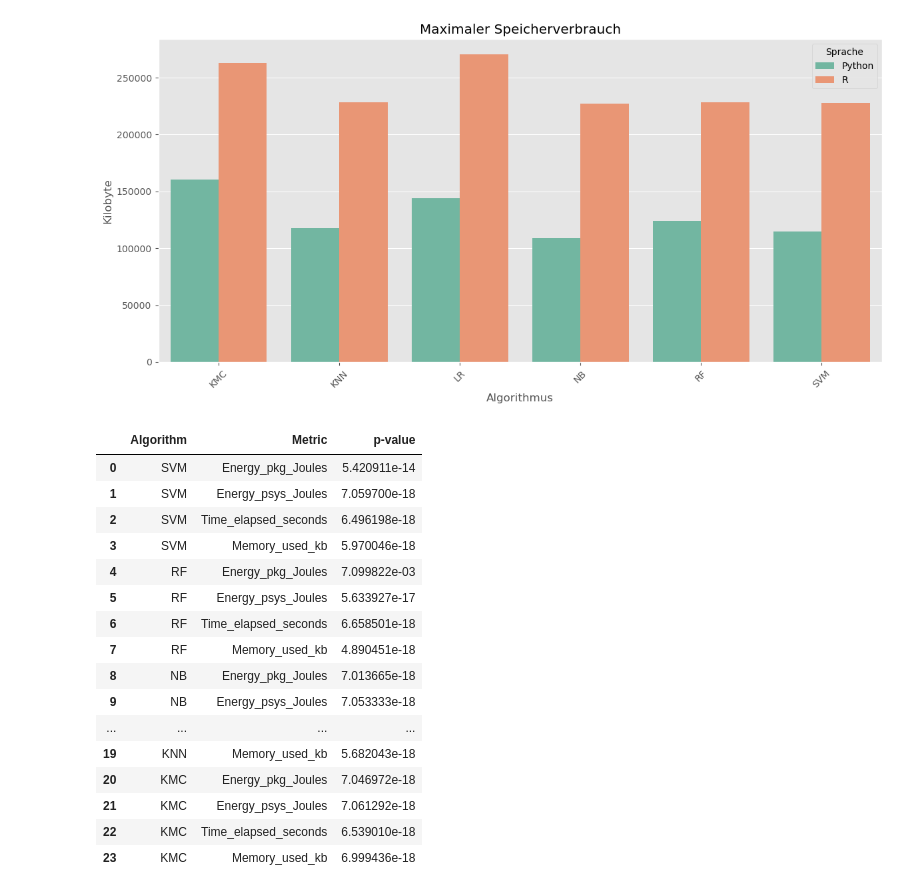
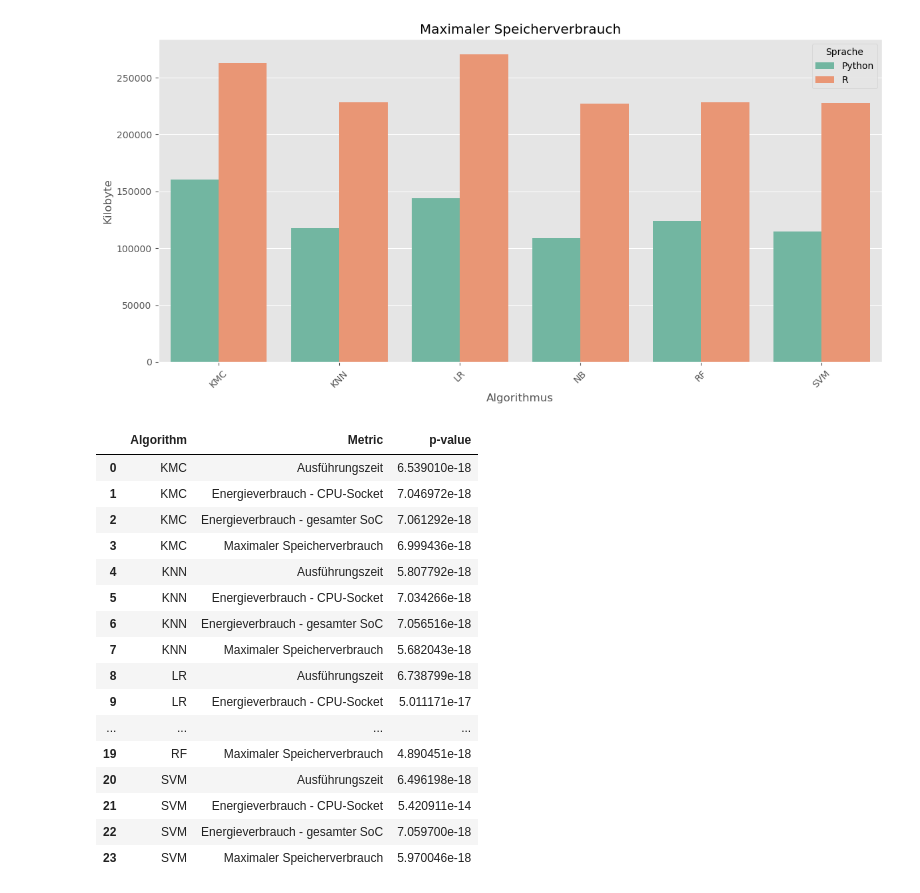
Before and after one commit to moot20/EnergyConsumptionML-ComparisonPythonR, a Jupyter notebook: results_analysis.ipynb, the cells around one changed output. Cells and saved outputs as stored; diff of their text form; code cells hidden in the pictures.

```diff
--- a/results_analysis.ipynb
+++ b/results_analysis.ipynb
@@ -191,41 +191,53 @@ normalized_df.to_csv('normalized_results.csv', index=False)
 # %%
 # Mann-Whitney-U-Test
 
 from scipy.stats import mannwhitneyu
 
 results = []
 
 for algo in df['Algorithm'].unique():
     for metric in metrics:
         python_values = df[(df['Algorithm'] == algo) & (df['Language'] == 'Python')][metric]
         r_values = df[(df['Algorithm'] == algo) & (df['Language'] == 'R')][metric]
         stat, p = mannwhitneyu(python_values, r_values)
         results.append({
             'Algorithm': algo,
             'Metric': metric,
             'p-value': p
             })
 
 results_df = pd.DataFrame(results)
+
+# rename values in the 'Metric' column
+results_df['Metric'] = results_df['Metric'].replace({
+    'Energy_pkg_Joules': 'Energieverbrauch - CPU-Socket',
+    'Energy_psys_Joules': 'Energieverbrauch - gesamter SoC',
+    'Time_elapsed_seconds': 'Ausführungszeit',
+    'Memory_used_kb': 'Maximaler Speicherverbrauch'
+})
+
+# sort the DataFrame by Algorithm and Metric
+results_df = results_df.sort_values(by=['Algorithm', 'Metric']).reset_index(drop=True)
+
 results_df
 # %% [output]
 |  | Algorithm | Metric | p-value |
-| 0 | SVM | Energy_pkg_Joules | 5.420911e-14 |
-| 1 | SVM | Energy_psys_Joules | 7.059700e-18 |
-| 2 | SVM | Time_elapsed_seconds | 6.496198e-18 |
-| 3 | SVM | Memory_used_kb | 5.970046e-18 |
-| 4 | RF | Energy_pkg_Joules | 7.099822e-03 |
-| 5 | RF | Energy_psys_Joules | 5.633927e-17 |
-| 6 | RF | Time_elapsed_seconds | 6.658501e-18 |
-| 7 | RF | Memory_used_kb | 4.890451e-18 |
-| 8 | NB | Energy_pkg_Joules | 7.013665e-18 |
-| 9 | NB | Energy_psys_Joules | 7.053333e-18 |
+| 0 | KMC | Ausführungszeit | 6.539010e-18 |
+| 1 | KMC | Energieverbrauch - CPU-Socket | 7.046972e-18 |
+| 2 | KMC | Energieverbrauch - gesamter SoC | 7.061292e-18 |
+| 3 | KMC | Maximaler Speicherverbrauch | 6.999436e-18 |
+| 4 | KNN | Ausführungszeit | 5.807792e-18 |
+| 5 | KNN | Energieverbrauch - CPU-Socket | 7.034266e-18 |
+| 6 | KNN | Energieverbrauch - gesamter SoC | 7.056516e-18 |
+| 7 | KNN | Maximaler Speicherverbrauch | 5.682043e-18 |
+| 8 | LR | Ausführungszeit | 6.738799e-18 |
+| 9 | LR | Energieverbrauch - CPU-Socket | 5.011171e-17 |
 | ... | ... | ... | ... |
-| 19 | KNN | Memory_used_kb | 5.682043e-18 |
-| 20 | KMC | Energy_pkg_Joules | 7.046972e-18 |
-| 21 | KMC | Energy_psys_Joules | 7.061292e-18 |
-| 22 | KMC | Time_elapsed_seconds | 6.539010e-18 |
-| 23 | KMC | Memory_used_kb | 6.999436e-18 |
+| 19 | RF | Maximaler Speicherverbrauch | 4.890451e-18 |
+| 20 | SVM | Ausführungszeit | 6.496198e-18 |
+| 21 | SVM | Energieverbrauch - CPU-Socket | 5.420911e-14 |
+| 22 | SVM | Energieverbrauch - gesamter SoC | 7.059700e-18 |
+| 23 | SVM | Maximaler Speicherverbrauch | 5.970046e-18 |
 # %%
 # Variationskoeffizienten (CV)
 
```
Also changed, not shown: parts of 1 cell of this notebook.
